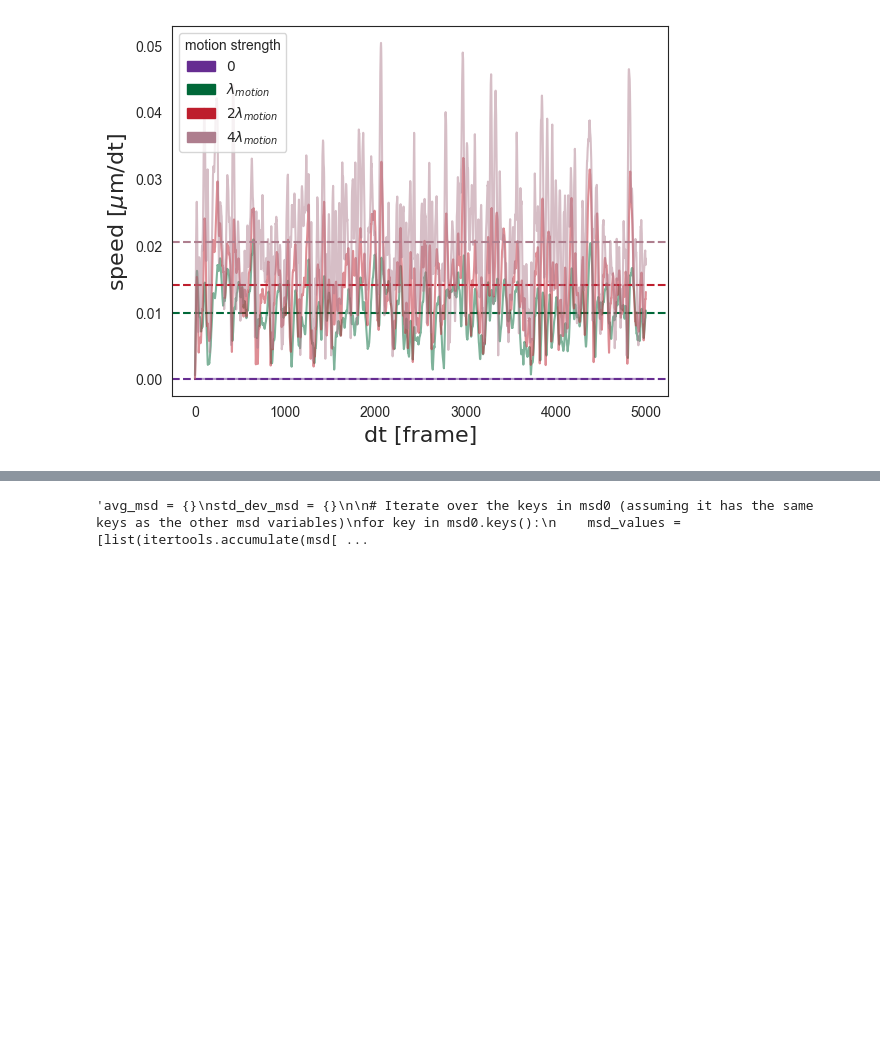
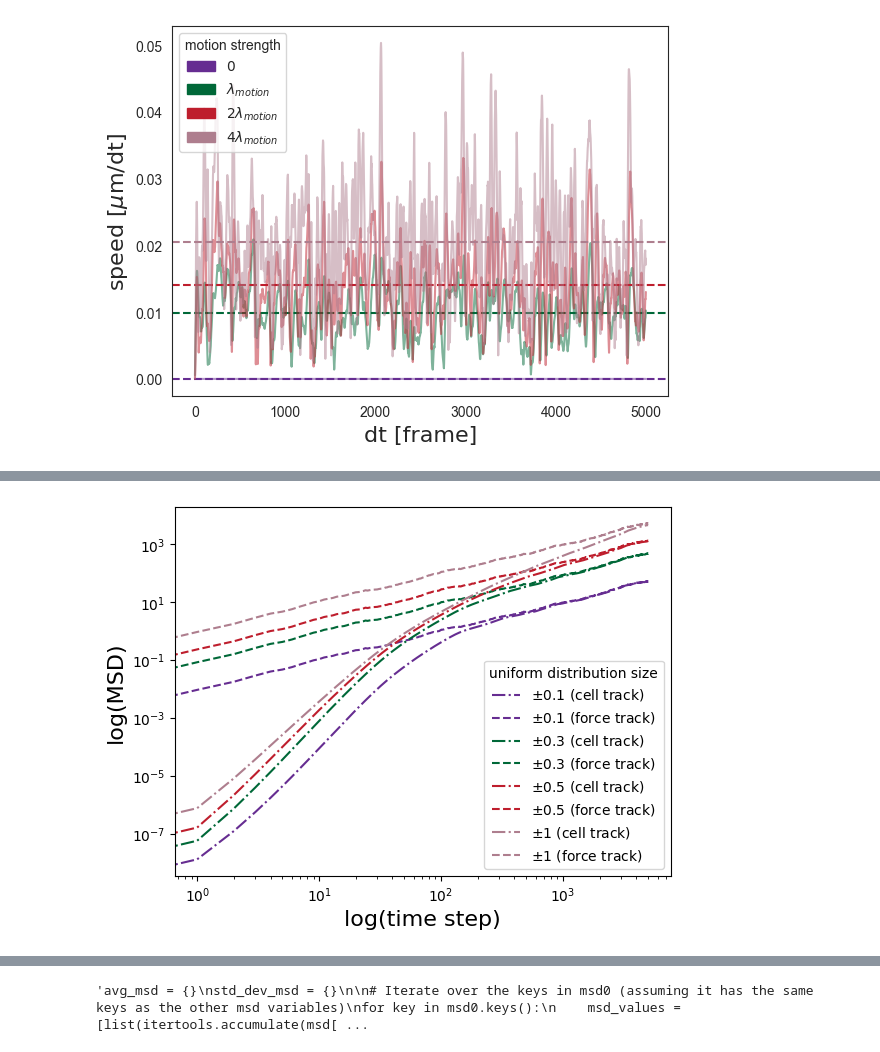
Before and after one commit to smegason/Goo, a Jupyter notebook: simulations/doublet.ipynb, the cells around one changed output, grey strips where cells are left out. Cells and saved outputs as stored; diff of their text form; code cells hidden in the pictures; blank space fills up the shorter version.

```diff
--- a/simulations/doublet.ipynb
+++ b/simulations/doublet.ipynb
@@ -878,0 +1160,51 @@ plt.savefig(f"speed_single_cell_seed100.png", transparent=False, dpi=500)
+# %%
+import matplotlib.pyplot as plt
+import numpy as np
+import json
+from matplotlib.patches import Patch
+from matplotlib.lines import Line2D
+import os
+
+# Color and line style palettes
+color_palette = ['#662D91', '#006838', '#BE1E2D', '#AE7E8E']
+line_style_palette = ['-.', '--']
+
+# Define the distribution sizes
+distribution_sizes = [r'$\pm$0.1', r'$\pm$0.3', r'$\pm$0.5', r'$\pm$1']
+
+# Create a list to store custom legend entries
+legend_entries = []
+
+for idx, msds in enumerate([(mean_squared_displacements_cell1, mean_squared_displacements_force1),
+                            (mean_squared_displacements_cell2, mean_squared_displacements_force2),
+                            (mean_squared_displacements_cell3, mean_squared_displacements_force3),
+                            (mean_squared_displacements_cell4, mean_squared_displacements_force4)]):
+
+    # Get the color for the legend entry
+    color = color_palette[idx % len(color_palette)]
+
+    # Create the custom legend entries for cell and force tracks
+    legend_entry_cell = Line2D([], [], color=color, linestyle=line_style_palette[0], label=distribution_sizes[idx] + ' (cell track)')
+    legend_entry_force = Line2D([], [], color=color, linestyle=line_style_palette[1], label=distribution_sizes[idx] + ' (force track)')
+
+    # Append the legend entries to the list
+    legend_entries.append(legend_entry_cell)
+    legend_entries.append(legend_entry_force)
+
+    # Plot the mean squared displacements for cell and force with log-log scale
+    plt.loglog(msds[0], linestyle=line_style_palette[0], color=color)
+    plt.loglog(msds[1], linestyle=line_style_palette[1], color=color)
+
+# Set the font properties for the legend
+legend_font_props = {'family': 'Myriad Pro', 'size': 10}
+plt.legend(handles=legend_entries, title=r'uniform distribution size', prop=legend_font_props)
+
+# Set the font properties for the axis labels
+axis_label_font_props = {'family': 'Myriad Pro', 'size': 16}
+plt.xlabel(r'log(time step)', fontdict=axis_label_font_props)
+plt.ylabel(r'log(MSD)', fontdict=axis_label_font_props)
+
+# Save the plot to the data folder
+plt.savefig(f"_msd_single_cell_seed1to100.png", transparent=False, dpi=500)
+# %% [output]
+[figure, added]
```
Also changed, not shown: parts of 18 cells of this notebook, 4 other files.
